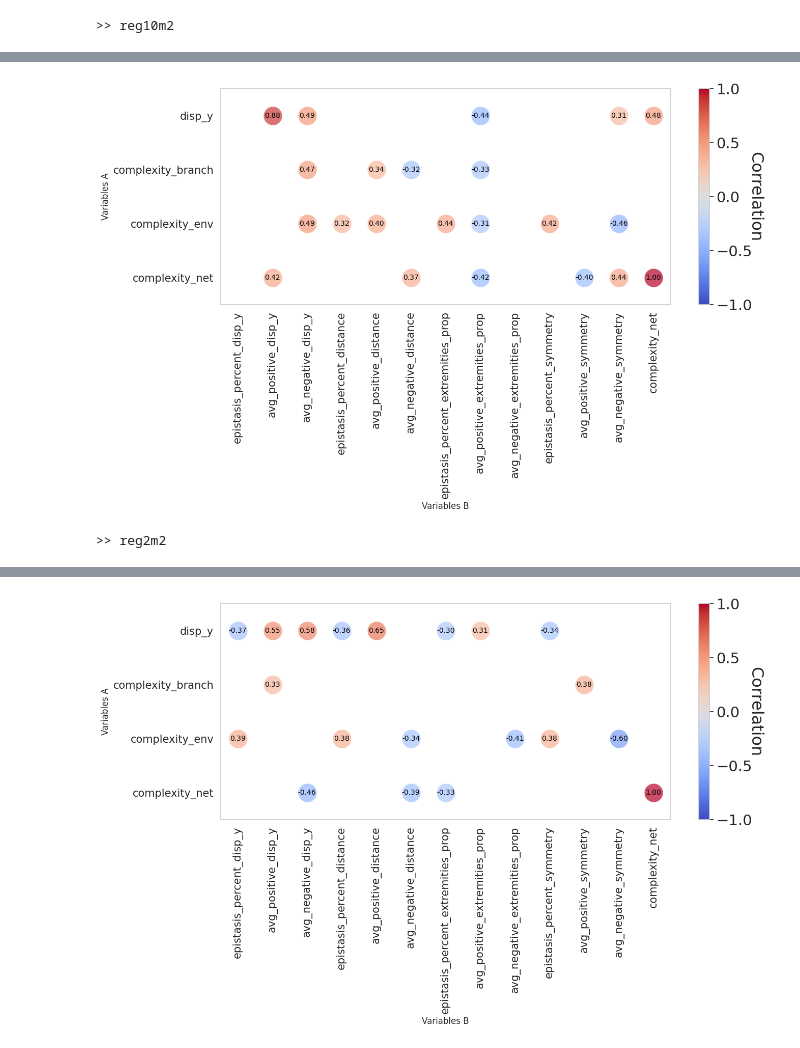
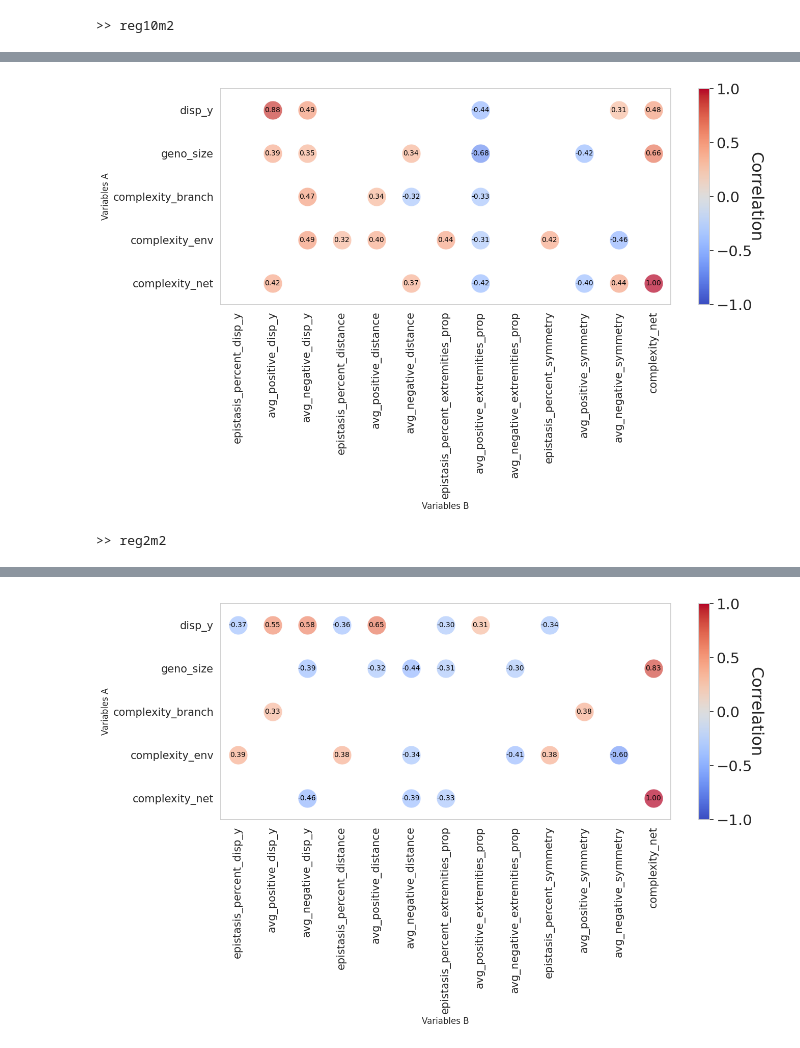
Before and after one commit to karinemiras/revolve2, a Jupyter notebook: experiments/default_study/knockout_analysisv2.ipynb, the cells around one changed output, grey strips where cells are left out. Cells and saved outputs as stored; diff of their text form; code cells hidden in the pictures.

```diff
--- a/experiments/default_study/knockout_analysisv2.ipynb
+++ b/experiments/default_study/knockout_analysisv2.ipynb
@@ -23,10 +24,12 @@ experiments = ['reg10m2', 'reg2m2']
 traits = ['disp_y', 'distance', 'extremities_prop', 'symmetry']
 
 df_traits = {}
+df_categ_traits = {}
+
 for trait in traits:
     print('>>>>>',trait)
     df_traits[trait] = pd.read_csv(f'{path}/knockouts/data/effects_{trait}.csv')
     df_traits[trait]['epistasis_percent'] = df_traits[trait]['positive'] + df_traits[trait]['negative']
     df_traits[trait]['avg_negative']  = df_traits[trait]['avg_negative'] * -1
 
-    display(df_traits[trait])
+    df_categ_traits[trait] = pd.read_csv(f'{path}/knockouts/data/effectscateg_{trait}.csv')
@@ -251,6 +313,19 @@ for metric in metrics:
     plt.show()
     plt.clf()
     plt.close(fig)
+
+
+
+for idx_experiment, exp in enumerate(experiments):
+    print(exp, 'corr dispy and genosize')
+    df_complexity_exp = df_complexity[df_complexity['experiment_name'] == exp]
+    df_complexity_exp[['disp_y', 'geno_size']] = df_complexity_exp[['disp_y', 'geno_size']].replace([np.inf, -np.inf], np.nan)
+    df_complexity_exp = df_complexity_exp[['disp_y', 'geno_size']].dropna()
+
+    corr_coefficient, p_value = pearsonr(df_complexity_exp['disp_y'], df_complexity_exp['geno_size'])
+
+    print(f"Pearson Correlation Coefficient: {corr_coefficient}")
+    print(f"P-value: {p_value}")
 # %% [output]
 [figure]
 <Figure size 640x480 with 0 Axes>
@@ -268,8 +349,8 @@ df_complexity_all = pd.merge(df_complexity, df_complexity_net, on=keys, how='inn
 
 df_complexity_end = df_complexity_all[(df_complexity_all['gen'] == 100)]
 
-#metrics1 = ['disp_y','geno_size', 'complexity_branch', 'complexity_env', 'complexity_net']
-metrics1 = ['disp_y', 'complexity_branch', 'complexity_env', 'complexity_net']
+metrics1 = ['disp_y','geno_size', 'complexity_branch', 'complexity_env', 'complexity_net']
+#metrics1 = ['disp_y', 'complexity_branch', 'complexity_env', 'complexity_net']
 
 metrics2 = []
 
@@ -368,7 +450,7 @@ for idx_experiment, exp in enumerate(experiments):
 | complexity_branch | 0.050818 | 0.114844 | 0.468249 | 0.018745 | ... |
 | complexity_env | 0.269297 | 0.072006 | 0.490680 | 0.324572 | ... |
 | complexity_net | -0.086787 | 0.420781 | 0.143035 | -0.057028 | ... |
-[figure, old version]
+[figure, new version]
 >> reg2m2
 |  | epistasis_percent_disp_y | avg_positive_disp_y | avg_negative_disp_y | epistasis_percent_distance | ... |
 | disp_y | -0.370184 | 0.546717 | 0.583398 | -0.364774 | ... |
@@ -375,7 +458,7 @@ for idx_experiment, exp in enumerate(experiments):
 | complexity_branch | 0.040760 | 0.327164 | -0.150074 | 0.049028 | ... |
 | complexity_env | 0.386361 | 0.272651 | -0.168061 | 0.377196 | ... |
 | complexity_net | -0.225788 | 0.183220 | -0.461557 | -0.241001 | ... |
-[figure, old version]
+[figure, new version]
 # %%
 
 ### COMPLEXITY VS SIZE
```
Also changed, not shown: parts of 11 cells of this notebook, 2 other files.
